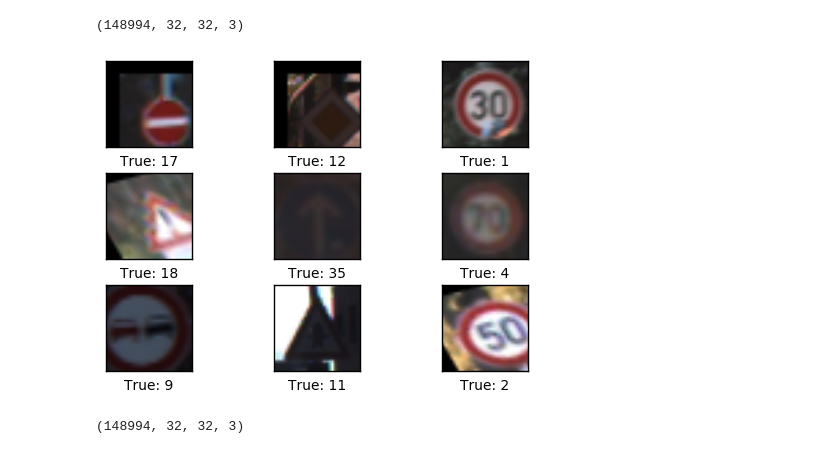
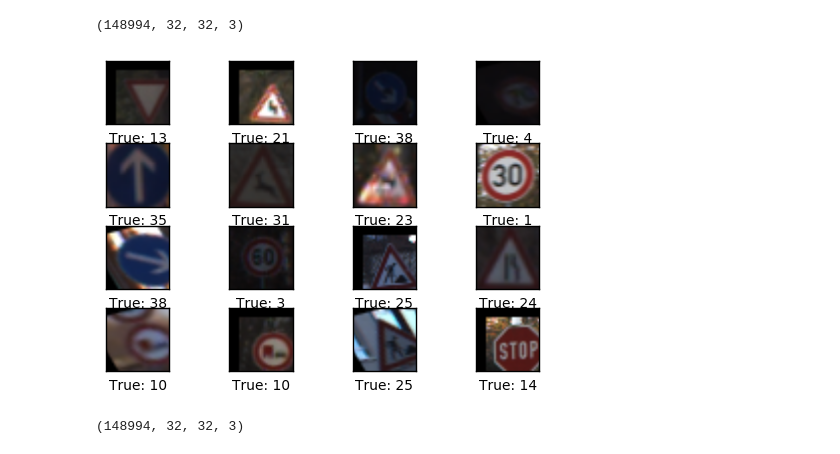
Before and after one commit to ajitmotra/Traffic_Signs_Recognition, a Jupyter notebook: Traffic_Signs_Recognition.ipynb, the cells around one changed output. Cells and saved outputs as stored; diff of their text form; code cells hidden in the pictures.

```diff
--- a/Traffic_Signs_Recognition.ipynb
+++ b/Traffic_Signs_Recognition.ipynb
@@ -308,10 +308,10 @@ X_train.shape
 (148994, 32, 32, 3)
 # %%
 # Check whether we still have same images by looks and feel
-plot_images(X_train[280:289],np.argmax(y_train[280:289], axis=1),None,None)
+plot_images(X_train[280:296],np.argmax(y_train[280:296], axis=1),None,None)
 # Next we create all the images into Gray scale
 # %% [output]
-[figure, old version]
+[figure, new version]
 # %%
 from skimage import color
 
```
Also changed, not shown: parts of 21 cells of this notebook.
